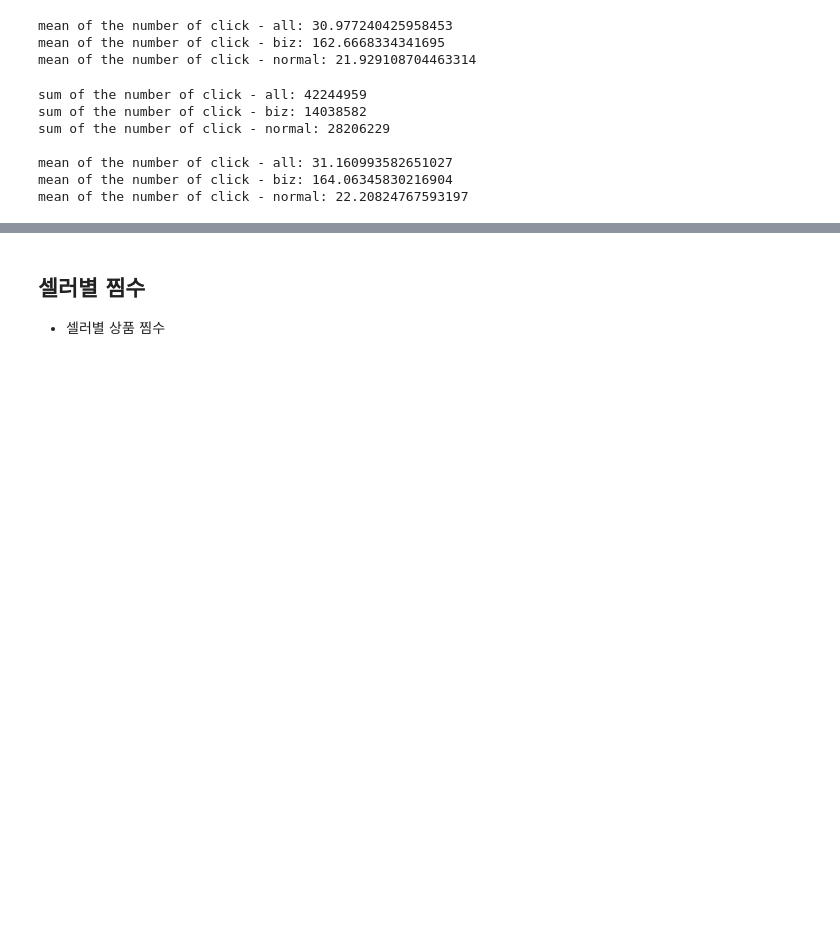
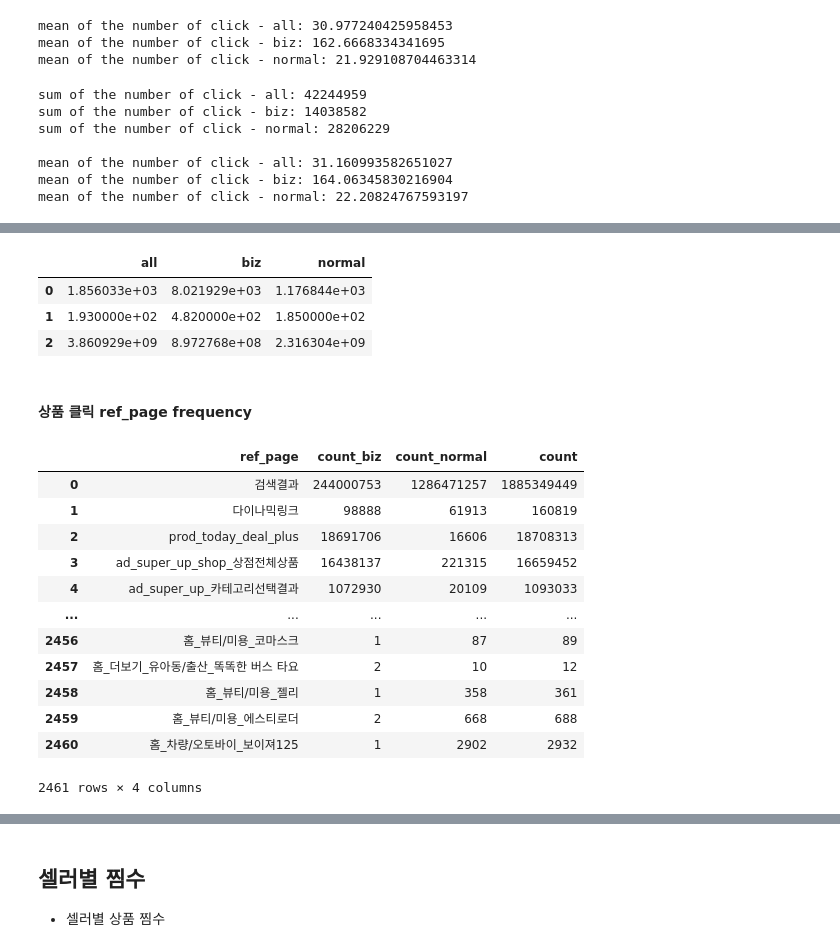
Before and after one commit to qkrtjdud1017/analytics, a Jupyter notebook: 판매자(일반상점+전문상점)특성.ipynb, the cells around one changed output, grey strips where cells are left out. Saved outputs shown, nothing was run; the diff lists cells and outputs as text; code cells hidden in the pictures; blank space fills up the shorter version.

```diff
--- a/판매자(일반상점+전문상점)특성.ipynb
+++ b/판매자(일반상점+전문상점)특성.ipynb
@@ -1094,0 +1256,65 @@ mean of the number of click - normal: 22.20824767593197
+# %%
+# uid당 클릭 평균, 중앙값, 합
+a = [all_item_click['click'].mean(), all_item_click['click'].median(), all_item_click['click'].sum()]
+b = [biz_item_click['click'].mean(), biz_item_click['click'].median(), biz_item_click['click'].sum()]
+n = [normal_item_click['click'].mean(), normal_item_click['click'].median(), normal_item_click['click'].sum()]
+
+item_click = pd.DataFrame({'all': a, 'biz': b, 'normal': n}) # row: mean, median, sum
+item_click.to_csv('item_click.csv')
+item_click
+# %% [output]
+|  | all | biz | normal |
+| 0 | 1.856033e+03 | 8.021929e+03 | 1.176844e+03 |
+| 1 | 1.930000e+02 | 4.820000e+02 | 1.850000e+02 |
+| 2 | 3.860929e+09 | 8.972768e+08 | 2.316304e+09 |
+# %% [markdown]
+#### 상품 클릭 ref_page frequency
+# %%
+# all
+q = f'''
+select i.ref_page as ref_page, count(*) as count
+from item_click_log6 i
+where i.updated between '2019-01-01 00:00:00' AND '2019-12-31 23:59:59'
+group by i.ref_page
+'''
+all_ref_page = pd.read_sql(q, con=rs)
+
+# biz
+q = f'''
+select i.ref_page as ref_page, count(*) as count
+from item_click_log6 i
+join user_for_stats u on u.uid = i.seller_uid
+where i.updated between '2019-01-01 00:00:00' AND '2019-12-31 23:59:59'
+    and u.bizlicense = 1
+group by i.ref_page
+'''
+biz_ref_page = pd.read_sql(q, con=rs)
+
+# normal
+q = f'''
+select i.ref_page as ref_page, count(*) as count
+from item_click_log6 i
+join user_for_stats u on u.uid = i.seller_uid
+where i.updated between '2019-01-01 00:00:00' AND '2019-12-31 23:59:59'
+    and u.bizlicense = 0
+group by i.ref_page
+'''
+normal_ref_page = pd.read_sql(q, con=rs)
+# %%
+ref_page = pd.merge(pd.merge(biz_ref_page, normal_ref_page, on='ref_page', suffixes=['_biz', '_normal']), all_ref_page, on='ref_page')
+ref_page.to_csv('ref_page.csv')
+ref_page
+# %% [output]
+|  | ref_page | count_biz | count_normal | count |
+| 0 | 검색결과 | 244000753 | 1286471257 | 1885349449 |
+| 1 | 다이나믹링크 | 98888 | 61913 | 160819 |
+| 2 | prod_today_deal_plus | 18691706 | 16606 | 18708313 |
+| 3 | ad_super_up_shop_상점전체상품 | 16438137 | 221315 | 16659452 |
+| 4 | ad_super_up_카테고리선택결과 | 1072930 | 20109 | 1093033 |
+| ... | ... | ... | ... | ... |
+| 2456 | 홈_뷰티/미용_코마스크 | 1 | 87 | 89 |
+| 2457 | 홈_더보기_유아동/출산_똑똑한 버스 타요 | 2 | 10 | 12 |
+| 2458 | 홈_뷰티/미용_젤리 | 1 | 358 | 361 |
+| 2459 | 홈_뷰티/미용_에스티로더 | 2 | 668 | 688 |
+| 2460 | 홈_차량/오토바이_보이져125 | 1 | 2902 | 2932 |
+2461 rows × 4 columns
```
Also changed, not shown: parts of 28 cells of this notebook.
